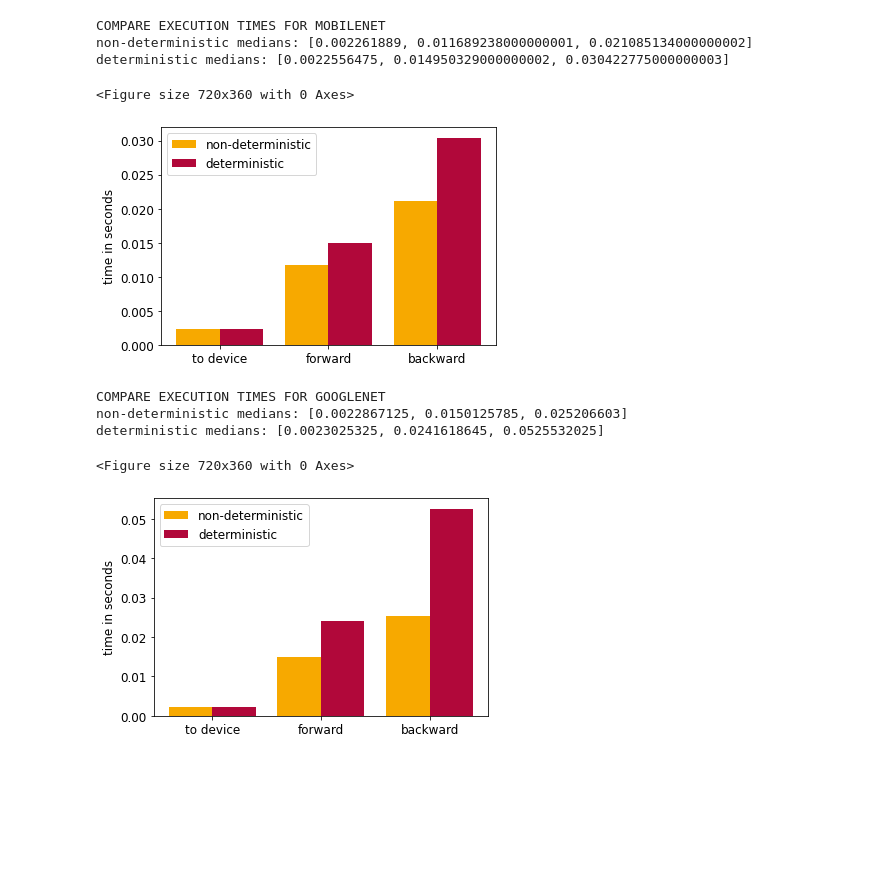
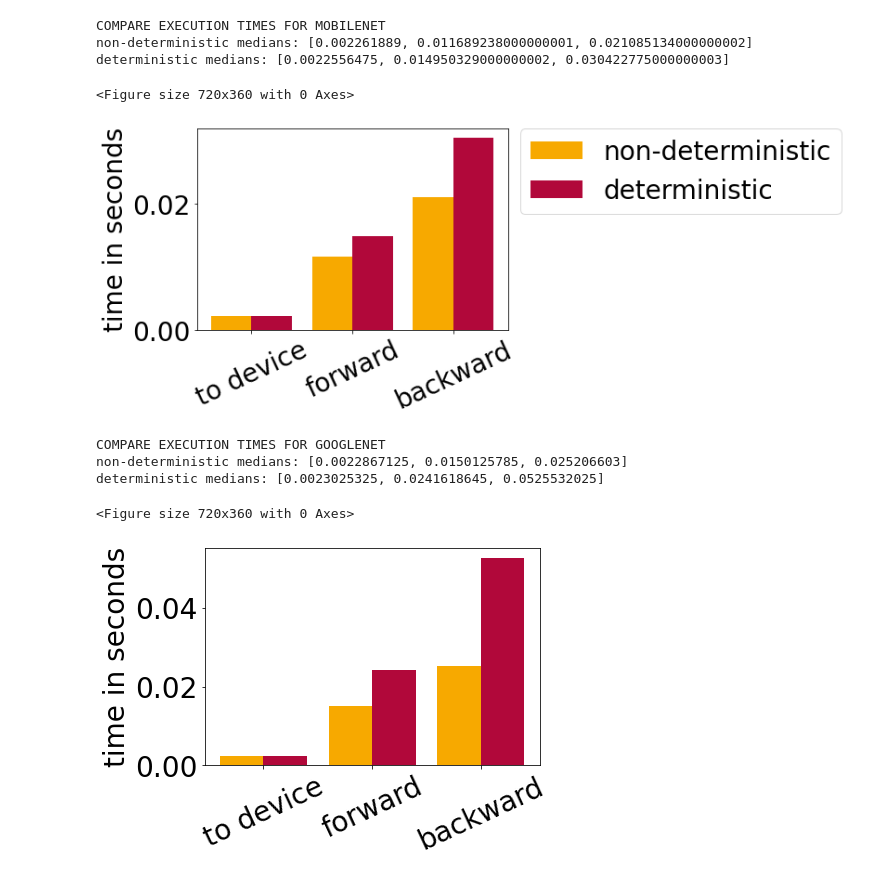
Before and after one commit to slin96/master-thesis, a Jupyter notebook: experiments/deterministic-runtime/plots.ipynb, the cells around one changed output. Cells and saved outputs as stored; diff of their text form; code cells hidden in the pictures; blank space fills up the shorter version.

```diff
--- a/experiments/deterministic-runtime/plots.ipynb
+++ b/experiments/deterministic-runtime/plots.ipynb
@@ -9,8 +11,17 @@ HPI_ORANGE = '#DE6207'
 HPI_LIGHT_ORANGE = '#F7A900'
 HPI_RED = '#B1083A'
 # %%
-def plot_compare_to_device_forward_backward(non_deterministic_data_path, deterministic_data_path, save_to):
-    matplotlib.rcParams.update({'font.size': 12})
+def plot_compare_to_device_forward_backward(non_deterministic_data_path, deterministic_data_path, save_to, include_legend=False, y_min_max=None):
+
+    def export_legend(legend, filename="./plots/legend.pdf", expand=[-5,-5,5,5]):
+        fig  = legend.figure
+        fig.canvas.draw()
+        bbox  = legend.get_window_extent()
+        bbox = bbox.from_extents(*(bbox.extents + np.array(expand)))
+        bbox = bbox.transformed(fig.dpi_scale_trans.inverted())
+        fig.savefig(filename, dpi="figure", bbox_inches=bbox)
+
+    matplotlib.rcParams.update({'font.size': 28})
     fig = plt.figure(figsize=(10, 5))
     x_labels = ['to device', 'forward', 'backward']
     non_deterministic = list(map(ns2s, median_values(extract_data(non_deterministic_data_path))))[2:]
@@ -26,21 +37,32 @@ def plot_compare_to_device_forward_backward(non_deterministic_data_path, determi
     ax.set_ylabel('time in seconds')
     ax.set_xticks(ind + width)
     ax.set_xticklabels(x_labels)
-    ax.legend((rects1[0], rects2[0]), ('non-deterministic', 'deterministic'))
+    ax.yaxis.set_major_formatter(FormatStrFormatter('%.2f'))
+    plt.xticks(rotation=25)
+
+    if y_min_max:
+        axes = plt.gca()
+        axes.set_ylim(y_min_max)
+    if include_legend:
+        legend = ax.legend((rects1[0], rects2[0]), ('non-deterministic', 'deterministic'),
+                           bbox_to_anchor=(1.04, 1), borderaxespad=0)
+    fig.savefig(save_to, bbox_inches='tight')
+
+
     plt.show()
-    fig.savefig(save_to)  #%%
 # %%
 print('COMPARE EXECUTION TIMES FOR MOBILENET')
 plot_compare_to_device_forward_backward(
     non_deterministic_data_path='./results/non-deterministic-mobilenet.txt',
     deterministic_data_path='./results/deterministic-mobilenet.txt',
+    include_legend=True,
     save_to='./plots/mobilenet.pdf')
 # %% [output]
 COMPARE EXECUTION TIMES FOR MOBILENET
 non-deterministic medians: [0.002261889, 0.011689238000000001, 0.021085134000000002]
 deterministic medians: [0.0022556475, 0.014950329000000002, 0.030422775000000003]
 <Figure size 720x360 with 0 Axes>
-[figure, old version]
+[figure, new version]
 # %%
 print('COMPARE EXECUTION TIMES FOR GOOGLENET')
 plot_compare_to_device_forward_backward(
@@ -52,7 +74,7 @@ COMPARE EXECUTION TIMES FOR GOOGLENET
 non-deterministic medians: [0.0022867125, 0.0150125785, 0.025206603]
 deterministic medians: [0.0023025325, 0.0241618645, 0.0525532025]
 <Figure size 720x360 with 0 Axes>
-[figure, old version]
+[figure, new version]
 # %%
 print('COMPARE EXECUTION TIMES FOR RESNET18')
 plot_compare_to_device_forward_backward(
```
Also changed, not shown: parts of 4 cells of this notebook, 23 other files.
